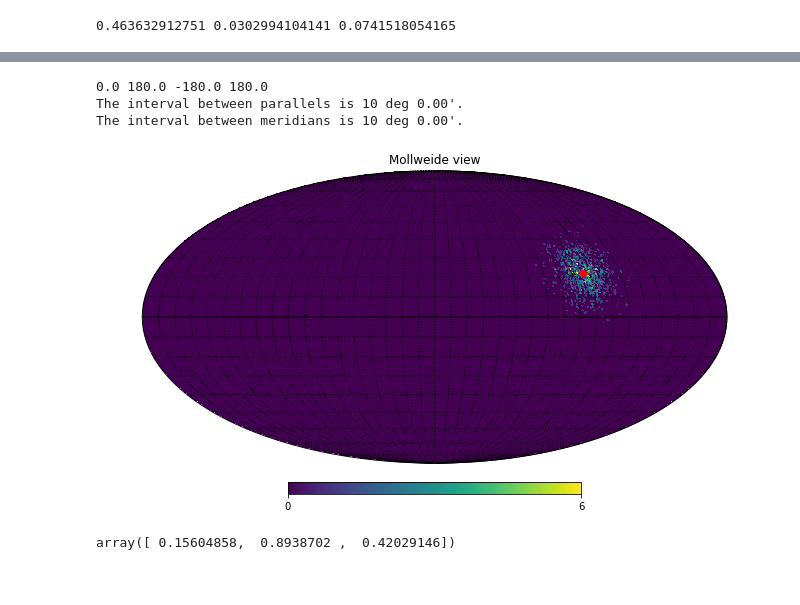
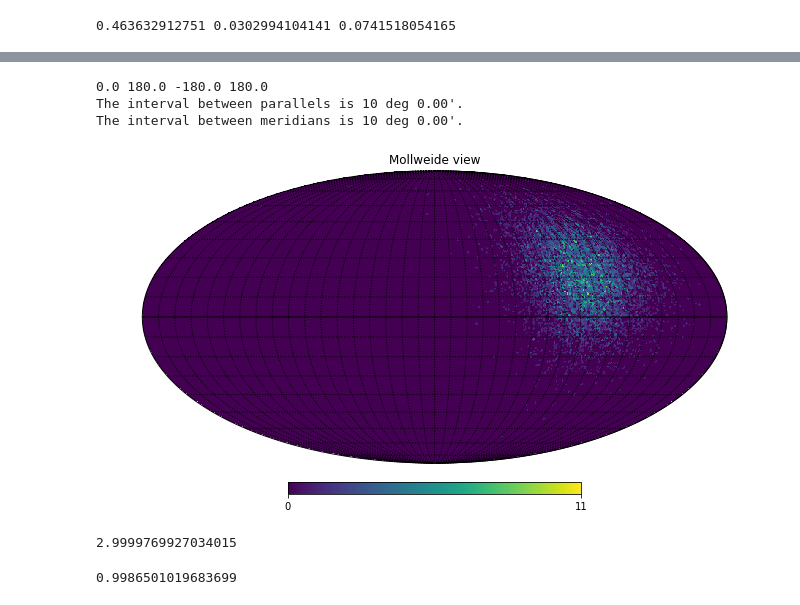
Before and after one commit to hayalaso/Analyses_AMON, a Jupyter notebook: HAWC_IC/tests_coinc_analysis.ipynb, the cells around one changed output, grey strips where cells are left out. Drawn from its saved outputs; the diff is of its cells as text; code cells hidden in the pictures.

```diff
--- a/HAWC_IC/tests_coinc_analysis.ipynb
+++ b/HAWC_IC/tests_coinc_analysis.ipynb
@@ -88,29 +91,34 @@ def car2sph(vec):
 import healpy as hp
 Nside = 64
 m=np.zeros(hp.nside2npix(Nside))
-events=1000
+events=10000
 
-k=kd.kent(84*pi/180, 22*pi/180, 0.,  50.0, 0.0)
+k=kd.kent(84*pi/180, 22*pi/180, 0.,  10.0, 0.0)
 #kent recieves first RA and then Dec, it gives back values in x,y,z
 #kappa gives the concentration, kappa=1000 gets into trouble
 pos = k.rvs(events)
 for i in xrange(events):
     r,th,phi = car2sph(pos[i])
-    dec = th
+
     #phi%=2*np.pi
     #print th, dec
-    pix = hp.ang2pix(Nside,dec,phi)
+    pix = hp.ang2pix(Nside,th,phi)
     m[pix]+=1
 # %%
 hp.mollview(m,rot=180)
-hp.projscatter((90-22.0)*np.pi/180,84*np.pi/180,color='r')
+#hp.projscatter((90-22.0)*np.pi/180,84*np.pi/180,color='r')
 hp.graticule(dpar=10)
 # %% [output]
 0.0 180.0 -180.0 180.0
 The interval between parallels is 10 deg 0.00'.
 The interval between meridians is 10 deg 0.00'.
-[figure, old version]
+[figure, new version]
-# %%
-pos[0]
-# %% [output]
-array([ 0.15604858,  0.8938702 ,  0.42029146])
+# %%
+import scipy.stats as st
+st.norm.ppf(.99865)
+# %% [output]
+2.9999769927034015
+# %%
+st.norm.cdf(3)
+# %% [output]
+0.9986501019683699
```
Also changed, not shown: parts of 2 cells of this notebook, 1 other file.
